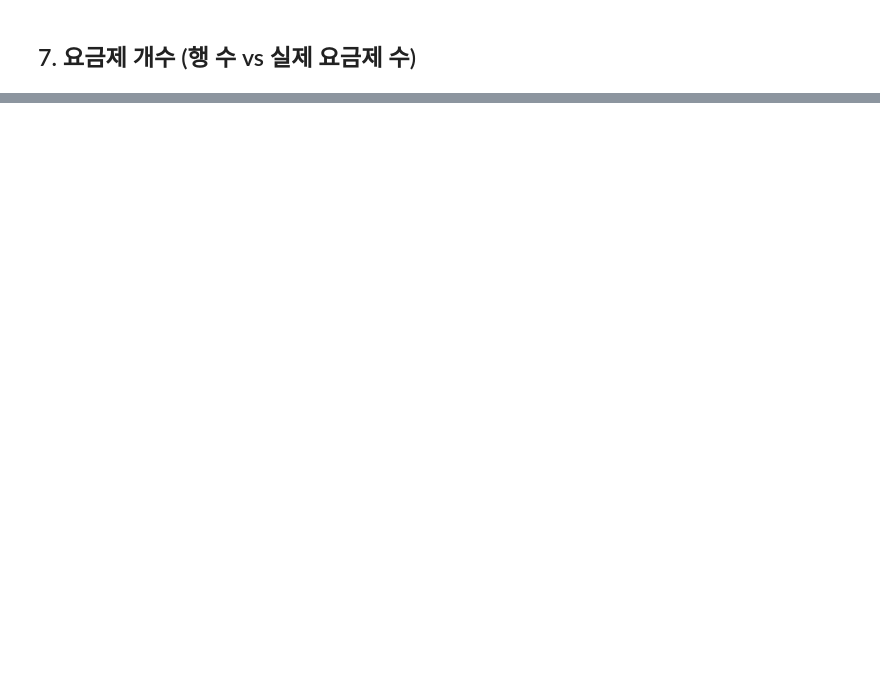
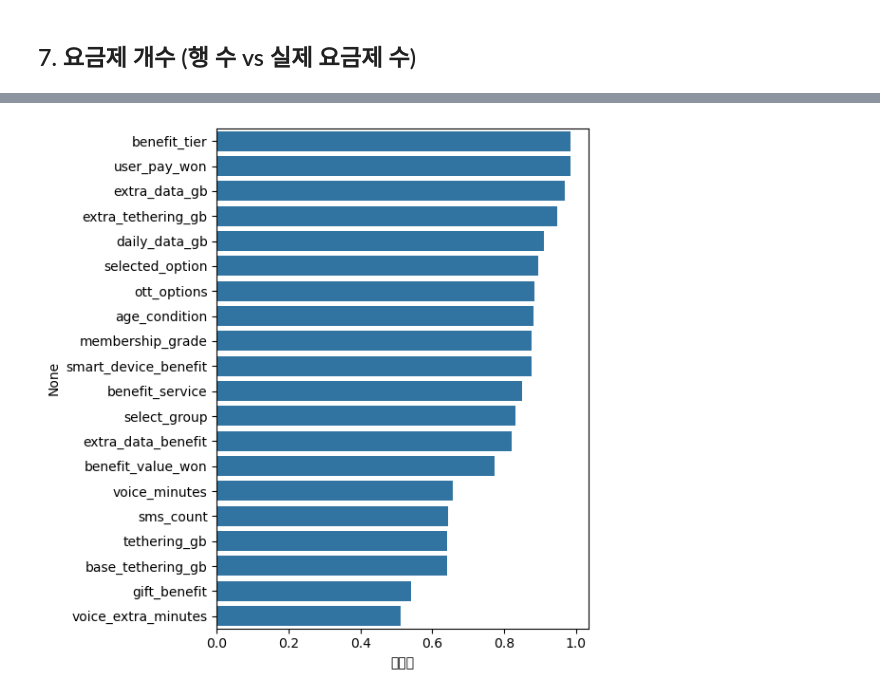
Before and after one commit to karls-seon/Asac-skB, a Jupyter notebook: notebooks/eda_plans.ipynb, the cells around one changed output, grey strips where cells are left out. Drawn from its saved outputs; the diff is of its cells as text; code cells hidden in the pictures; blank space fills up the shorter version.

```diff
--- a/notebooks/eda_plans.ipynb
+++ b/notebooks/eda_plans.ipynb
@@ -257,0 +263,9 @@ len(plans), plans["base_plan_id"].nunique()
+# %%
+import seaborn as sns
+
+null_rate = pd.concat([
+    plans.isna().mean().rename("plans"),
+    benefits.isna().mean().rename("benefits"),
+])
+null_rate = null_rate.sort_values(ascending=False)
+null_rate.head(20)
@@ -257,0 +290,9 @@ len(plans), plans["base_plan_id"].nunique()
+# %%
+top_null = null_rate[null_rate > 0].head(20)
+fig, ax = plt.subplots(figsize=(6, 6))
+sns.barplot(x=top_null.values, y=top_null.index, ax=ax)
+ax.set_xlabel("결측률")
+plt.tight_layout()
+plt.show()
+# %% [output]
+[figure, added]
```
Also changed, not shown: parts of 58 cells of this notebook, 1 other file.
